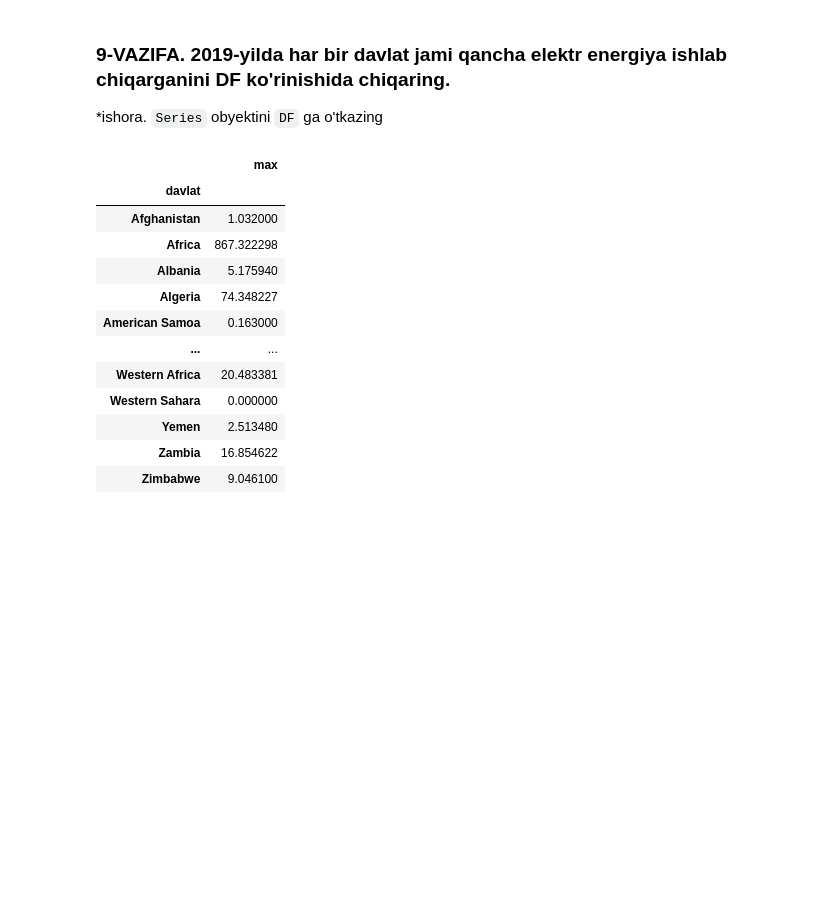
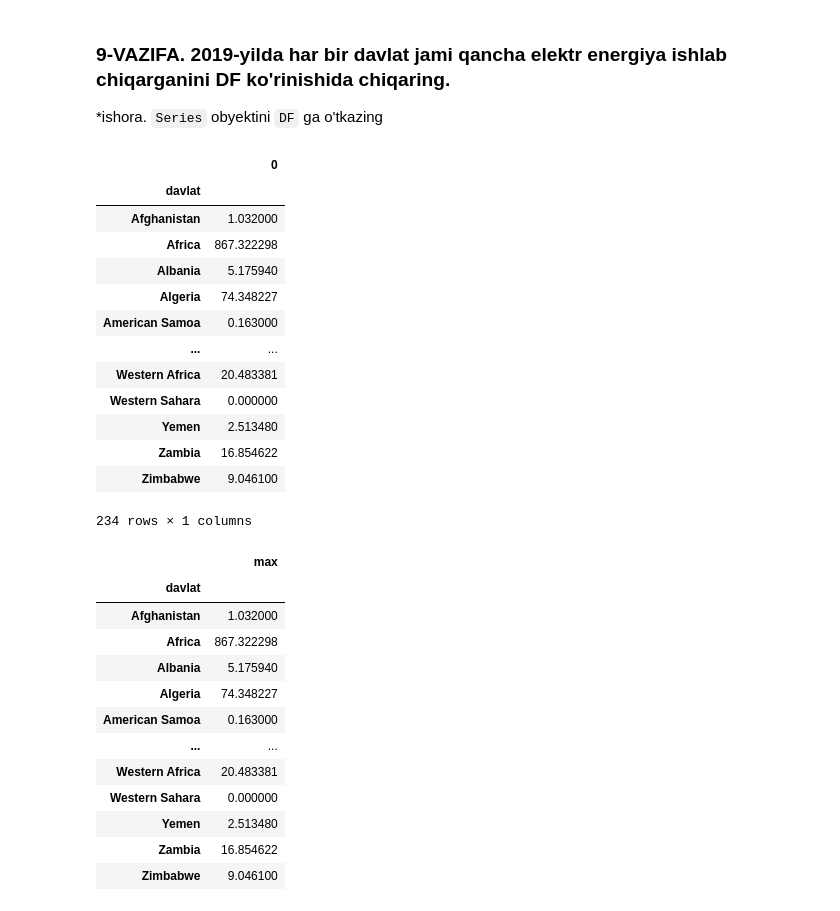
Before and after one commit to KamronbekSolih/mohirdev, a Jupyter notebook: 03_PANDAS_yakuniy_vazifa_2.ipynb, the cells around one changed output. Cells and saved outputs as stored; diff of their text form; code cells hidden in the pictures; blank space fills up the shorter version.

```diff
--- a/03_PANDAS_yakuniy_vazifa_2.ipynb
+++ b/03_PANDAS_yakuniy_vazifa_2.ipynb
@@ -236,6 +298,22 @@ dtype: float64
 *ishora. `Series` obyektini `DF` ga o'tkazing
 # %%
 # JAVOBNI SHUYERGA YOZING
+pd.DataFrame(df19.sum(axis=1))
+# %% [output]
+|  | 0 |
+| davlat |  |
+| Afghanistan | 1.032000 |
+| Africa | 867.322298 |
+| Albania | 5.175940 |
+| Algeria | 74.348227 |
+| American Samoa | 0.163000 |
+| ... | ... |
+| Western Africa | 20.483381 |
+| Western Sahara | 0.000000 |
+| Yemen | 2.513480 |
+| Zambia | 16.854622 |
+| Zimbabwe | 9.046100 |
+234 rows × 1 columns
 # %%
 #@title Kutilgan natija
 # %% [output]
```
Also changed, not shown: parts of 14 cells of this notebook.
